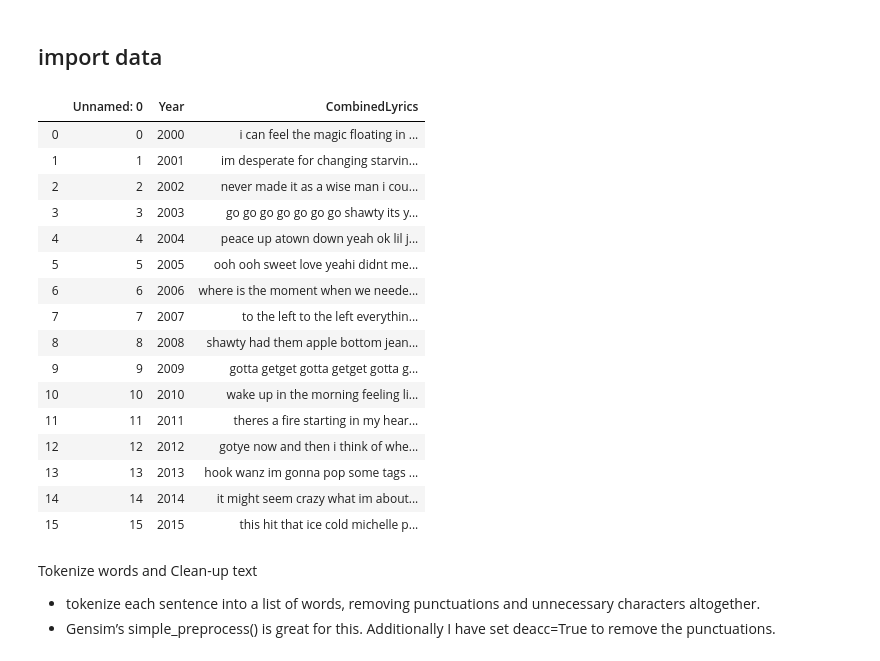
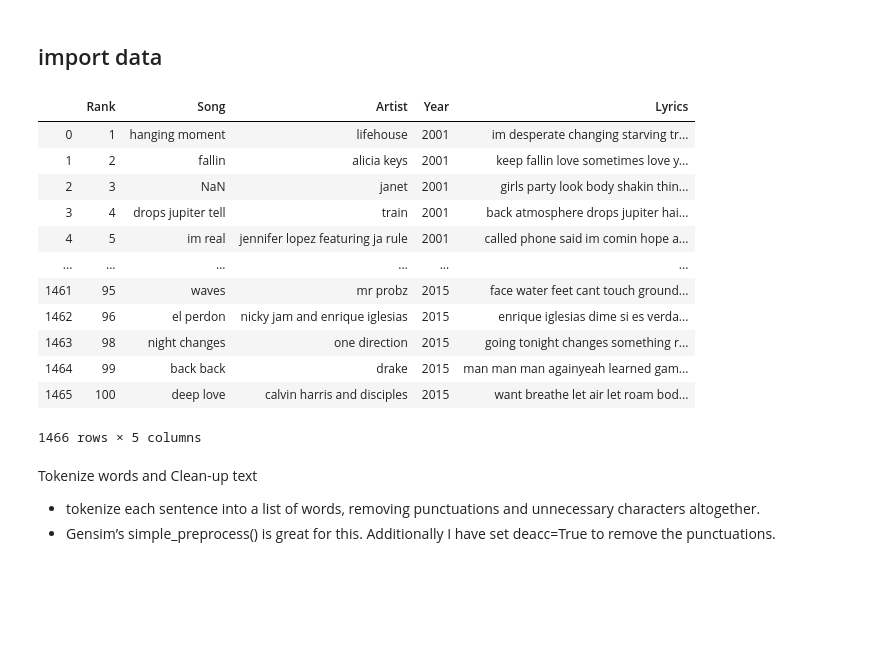
Before and after one commit to Yuerong2/final_projects, a Jupyter notebook: Yuerong's testing/tm_testing_lyrics-Copy1.ipynb, the cells around one changed output. Cells and saved outputs as stored; diff of their text form; code cells hidden in the pictures; blank space fills up the shorter version.

```diff
--- a/Yuerong's testing/tm_testing_lyrics-Copy1.ipynb
+++ b/Yuerong's testing/tm_testing_lyrics-Copy1.ipynb
@@ -40,25 +41,21 @@ stop_words.extend(['from', 'subject', 're', 'edu', 'use'])
 ## import data
 # %%
 # Import Dataset
-df = pd.read_csv('lyricsByYear.csv',sep='\t')
+df = pd.read_csv('../cleaned_data/billboard_lyrics_2001-2015.csv', encoding='cp1252')
 df
 # %% [output]
-|  | Unnamed: 0 | Year | CombinedLyrics |
-| 0 | 0 | 2000 | i can feel the magic floating in ... |
-| 1 | 1 | 2001 | im desperate for changing starvin... |
-| 2 | 2 | 2002 | never made it as a wise man i cou... |
-| 3 | 3 | 2003 | go go go go go go go shawty its y... |
-| 4 | 4 | 2004 | peace up atown down yeah ok lil j... |
-| 5 | 5 | 2005 | ooh ooh sweet love yeahi didnt me... |
-| 6 | 6 | 2006 | where is the moment when we neede... |
-| 7 | 7 | 2007 | to the left to the left everythin... |
-| 8 | 8 | 2008 | shawty had them apple bottom jean... |
-| 9 | 9 | 2009 | gotta getget gotta getget gotta g... |
-| 10 | 10 | 2010 | wake up in the morning feeling li... |
-| 11 | 11 | 2011 | theres a fire starting in my hear... |
-| 12 | 12 | 2012 | gotye now and then i think of whe... |
-| 13 | 13 | 2013 | hook wanz im gonna pop some tags ... |
-| 14 | 14 | 2014 | it might seem crazy what im about... |
-| 15 | 15 | 2015 | this hit that ice cold michelle p... |
+|  | Rank | Song | Artist | Year | Lyrics |
+| 0 | 1 | hanging moment | lifehouse | 2001 | im desperate changing starving tr... |
+| 1 | 2 | fallin | alicia keys | 2001 | keep fallin love sometimes love y... |
+| 2 | 3 | NaN | janet | 2001 | girls party look body shakin thin... |
+| 3 | 4 | drops jupiter tell | train | 2001 | back atmosphere drops jupiter hai... |
+| 4 | 5 | im real | jennifer lopez featuring ja rule | 2001 | called phone said im comin hope a... |
+| ... | ... | ... | ... | ... | ... |
+| 1461 | 95 | waves | mr probz | 2015 | face water feet cant touch ground... |
+| 1462 | 96 | el perdon | nicky jam and enrique iglesias | 2015 | enrique iglesias dime si es verda... |
+| 1463 | 98 | night changes | one direction | 2015 | going tonight changes something r... |
+| 1464 | 99 | back back | drake | 2015 | man man man againyeah learned gam... |
+| 1465 | 100 | deep love | calvin harris and disciples | 2015 | want breathe let air let roam bod... |
+1466 rows × 5 columns
 # %%
 # Convert to list
```
Also changed, not shown: parts of 26 cells of this notebook, 6 other files.
